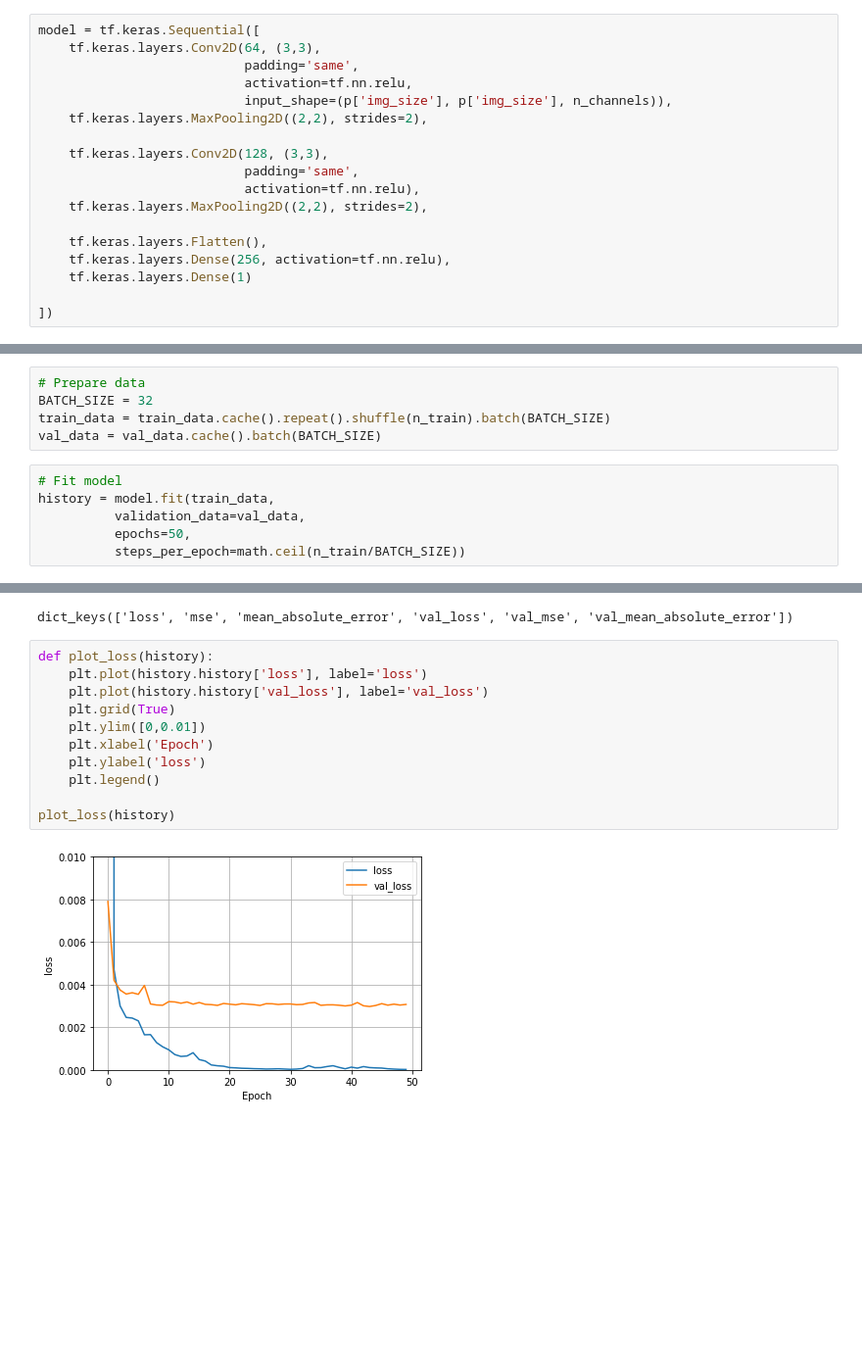
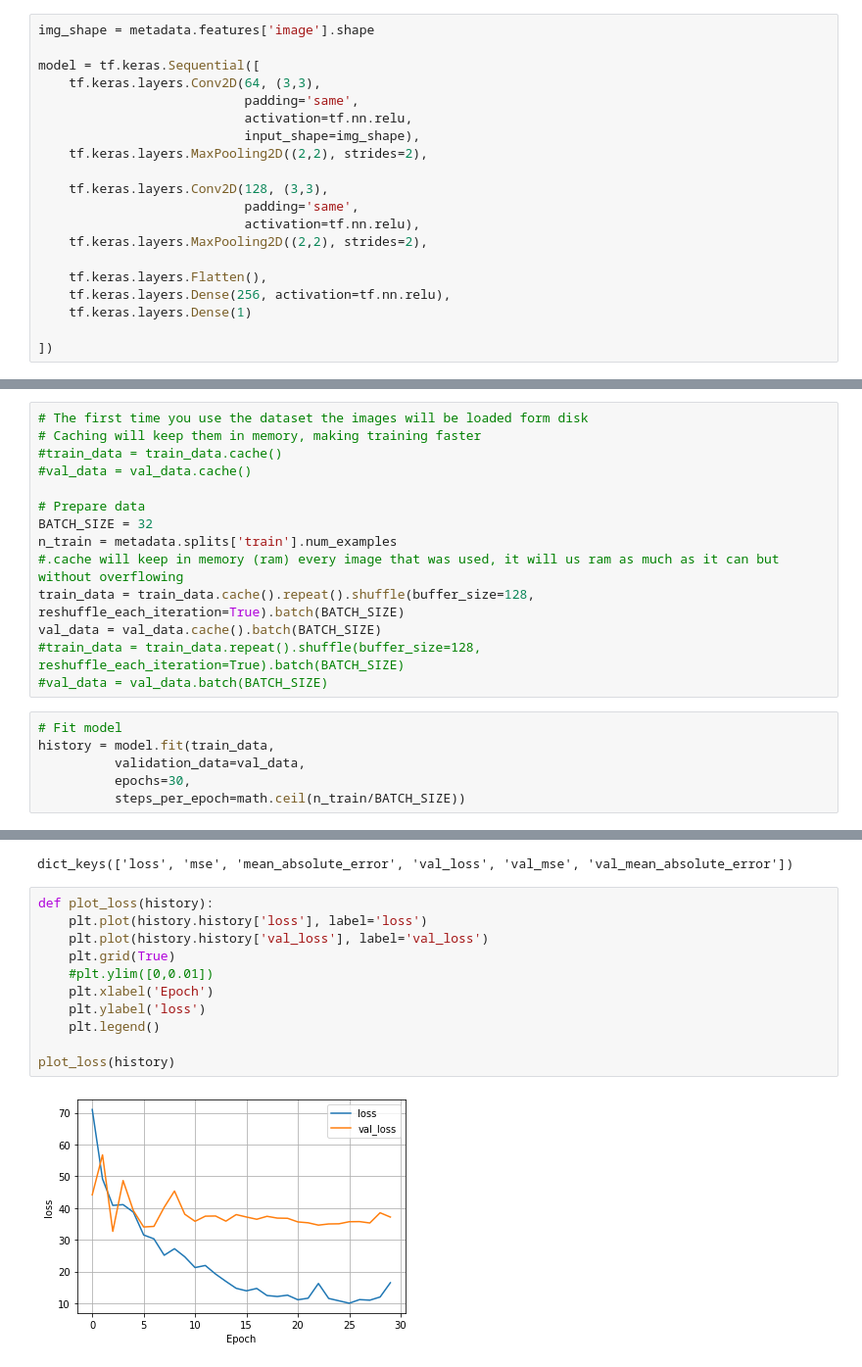
Before and after one commit to andresbecker/master_thesis, a Jupyter notebook: workspace/notebooks/Test_Model-3.ipynb, the cells around one changed output, grey strips where cells are left out. Shown: that part at 98% size. Saved outputs shown, nothing was run; the diff lists cells and outputs as text; blank space fills up the shorter version.

```diff
--- a/workspace/notebooks/Test_Model-3.ipynb
+++ b/workspace/notebooks/Test_Model-3.ipynb
@@ -341,11 +87,13 @@ Clipping input data to the valid range for imshow with RGB data ([0..1] for floa
 # %% [markdown]
 Model:
 # %%
+img_shape = metadata.features['image'].shape
+
 model = tf.keras.Sequential([
     tf.keras.layers.Conv2D(64, (3,3),
                            padding='same',
                            activation=tf.nn.relu,
-                           input_shape=(p['img_size'], p['img_size'], n_channels)),
+                           input_shape=img_shape),
     tf.keras.layers.MaxPooling2D((2,2), strides=2),
 
     tf.keras.layers.Conv2D(128, (3,3),
@@ -386,14 +134,23 @@ Trainable params: 102,853,889
 Non-trainable params: 0
 _________________________________________________________________
-# %%
-# Prepare data
-BATCH_SIZE = 32
-train_data = train_data.cache().repeat().shuffle(n_train).batch(BATCH_SIZE)
-val_data = val_data.cache().batch(BATCH_SIZE)
+# %%
+# The first time you use the dataset the images will be loaded form disk
+# Caching will keep them in memory, making training faster
+#train_data = train_data.cache()
+#val_data = val_data.cache()
+
+# Prepare data
+BATCH_SIZE = 32
+n_train = metadata.splits['train'].num_examples
+#.cache will keep in memory (ram) every image that was used, it will us ram as much as it can but without overflowing
+train_data = train_data.cache().repeat().shuffle(buffer_size=128, reshuffle_each_iteration=True).batch(BATCH_SIZE)
+val_data = val_data.cache().batch(BATCH_SIZE)
+#train_data = train_data.repeat().shuffle(buffer_size=128, reshuffle_each_iteration=True).batch(BATCH_SIZE)
+#val_data = val_data.batch(BATCH_SIZE)
 # %%
 # Fit model
 history = model.fit(train_data,
           validation_data=val_data,
-          epochs=50,
+          epochs=30,
           steps_per_epoch=math.ceil(n_train/BATCH_SIZE))
 # %% [output]
@@ -408,13 +191,13 @@ dict_keys(['loss', 'mse', 'mean_absolute_error', 'val_loss', 'val_mse', 'val_mea
 # %%
 def plot_loss(history):
     plt.plot(history.history['loss'], label='loss')
     plt.plot(history.history['val_loss'], label='val_loss')
     plt.grid(True)
-    plt.ylim([0,0.01])
+    #plt.ylim([0,0.01])
     plt.xlabel('Epoch')
     plt.ylabel('loss')
     plt.legend()
 
 plot_loss(history)
 # %% [output]
-[figure, old version]
+[figure, new version]
```
Also changed, not shown: parts of 41 cells of this notebook, 5 other files.
